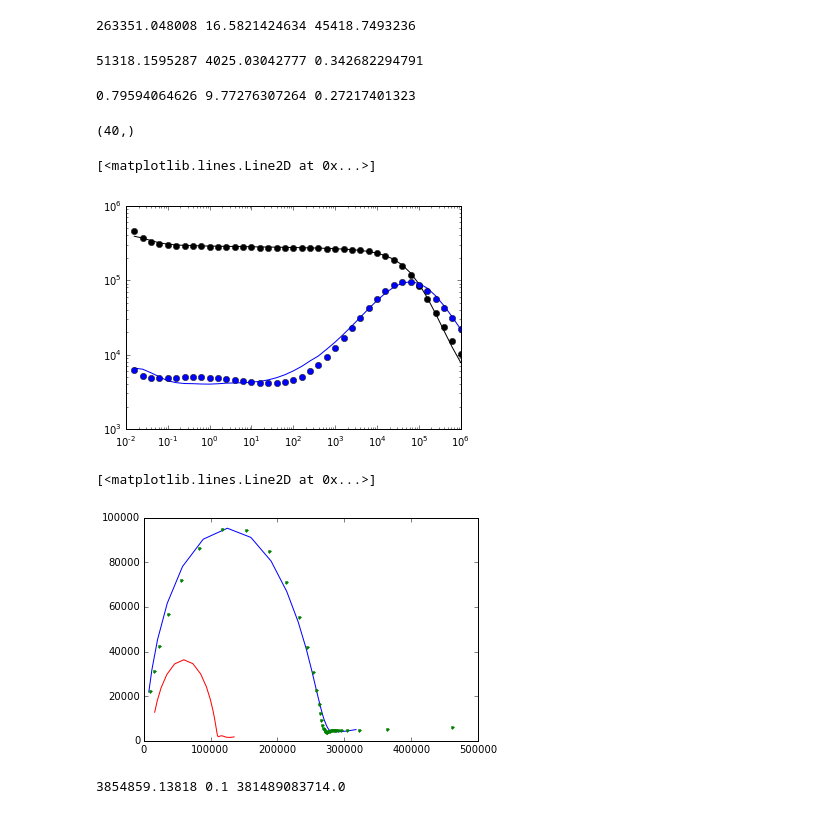
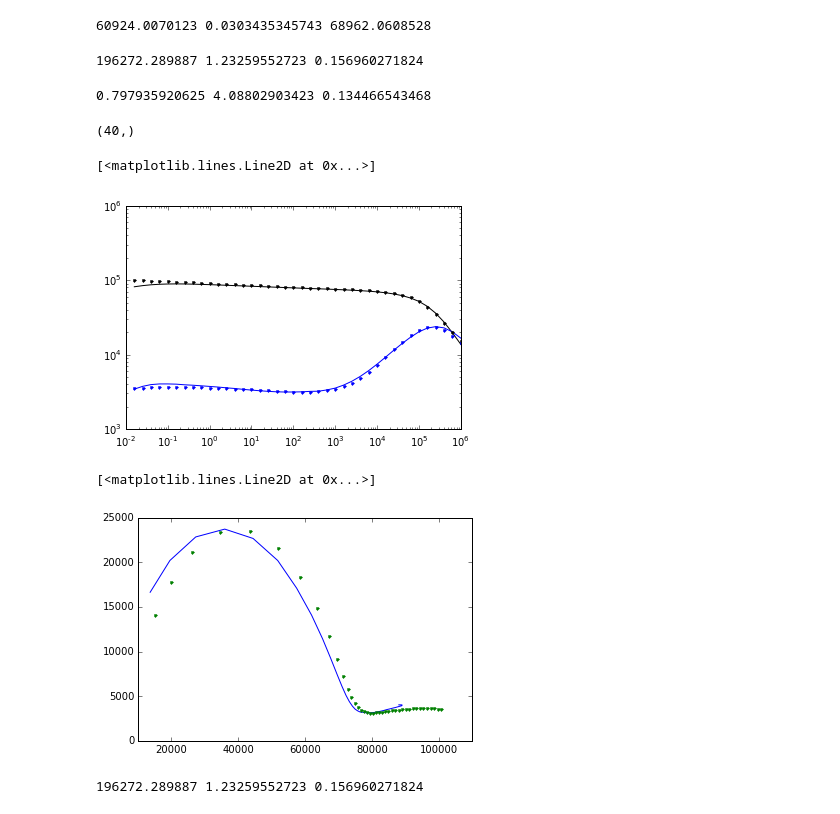
Before and after one commit to sgkang/PhysPropIP, a Jupyter notebook: notebooks/zarcfit_sensitivity.ipynb, the cells around one changed output. Cells and saved outputs as stored; diff of their text form; code cells hidden in the pictures.

```diff
--- a/notebooks/zarcfit_sensitivity.ipynb
+++ b/notebooks/zarcfit_sensitivity.ipynb
@@ -9,9 +9,10 @@ import matplotlib.pyplot as plt
 # %%
 path = "../data/HVC2014_10Grenon/"
 # fnameobs = "BC13867-A 2014-10-23.z"
-fnameobs = "BC13871-B 2014-10-23.z"
+# fnameobs = "BC13871-B 2014-10-23.z"
 # fnameobs = "BC13890A 2014-10-23.z"
 # fnameobs = "BC13859 2014-10-23.z"
+fnameobs = "BC13877 2014-10-28.z"
 pathobs = path+fnameobs
 temp = np.loadtxt(pathobs, skiprows=11, delimiter=",")
 obs = temp[:,4]+1j*temp[:,5]
@@ -45,6 +60,6 @@ array([ -9.21034037,   9.21034037,  11.51292546,  11.51292546,
          0.1       ,   6.90775528,   0.5       ,  23.02585093,
         -9.21034037,   0.5       ,   0.05      ])
 # %%
-uncert = (np.r_[0.085*abs(obs.real)+np.linalg.norm(obs.real)*5e-5, 0.085*abs(obs.imag)+np.linalg.norm(obs.imag)*1e-6])
+uncert = (np.r_[0.085*abs(obs.real)+np.linalg.norm(obs.real)*5e-5, 0.0723*abs(obs.imag)+np.linalg.norm(obs.imag)*1e-6])
 m1 = zarc.GN(m0, uncert, maxiter=100)
 # %% [output]
@@ -83,15 +97,15 @@ array([ -1.76607003e+01,  -1.13514382e+01,   1.24812432e+01,
 # %%
 print zarc.Rh, zarc.Rm, zarc.Rl
 # %% [output]
-263351.048008 16.5821424634 45418.7493236
+60924.0070123 0.0303435345743 68962.0608528
 # %%
 print zarc.Fh, zarc.Fm, zarc.Fl
 # %% [output]
-51318.1595287 4025.03042777 0.342682294791
+196272.289887 1.23259552723 0.156960271824
 # %%
 print zarc.Ph, zarc.Pm, zarc.Pl
 # %% [output]
-0.79594064626 9.77276307264 0.27217401323
+0.797935920625 4.08802903423 0.134466543468
 # %%
 pred = zarc.dpred(m1)
 # %%
@@ -101,19 +115,19 @@ frequency.shape
 # %%
 plt.loglog(frequency, obs.real, 'k')
 plt.loglog(frequency, -obs.imag, 'b')
-plt.loglog(frequency, pred[:40], 'ko')
-plt.loglog(frequency, -pred[40:], 'bo')
+plt.loglog(frequency, pred[:40], 'k.')
+plt.loglog(frequency, -pred[40:], 'b.')
 # %% [output]
 [<matplotlib.lines.Line2D at 0x...>]
-[figure, old version]
+[figure, new version]
 # %%
 plt.plot(obs.real[:-3], -obs.imag[:-3])
 plt.plot( pred[:40], -pred[40:], '.')
-plt.plot(pred0.real[:-3], -pred0.imag[:-3])
+# plt.plot(pred0.real[:-3], -pred0.imag[:-3])
 # %% [output]
 [<matplotlib.lines.Line2D at 0x...>]
-[figure, old version]
+[figure, new version]
 # %%
 print zarc.Fh, zarc.Fm, zarc.Fl
 # %% [output]
-3854859.13818 0.1 381489083714.0
+196272.289887 1.23259552723 0.156960271824
```
Also changed, not shown: parts of 10 cells of this notebook.
